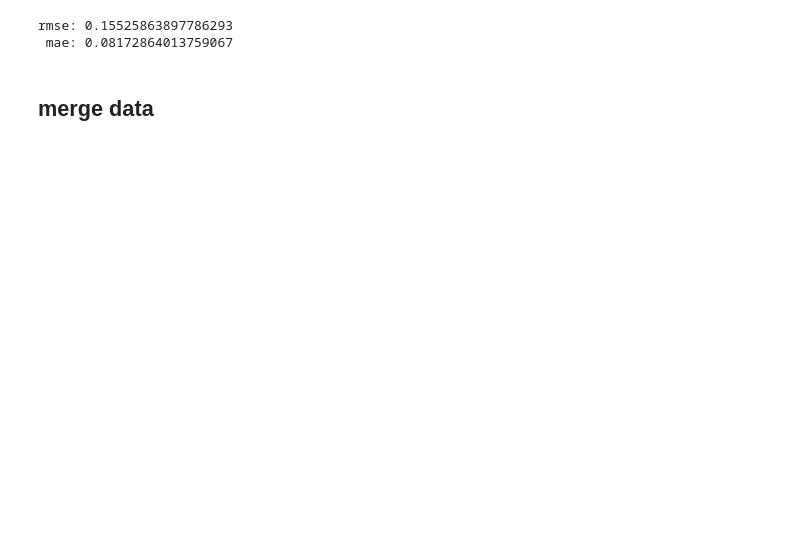
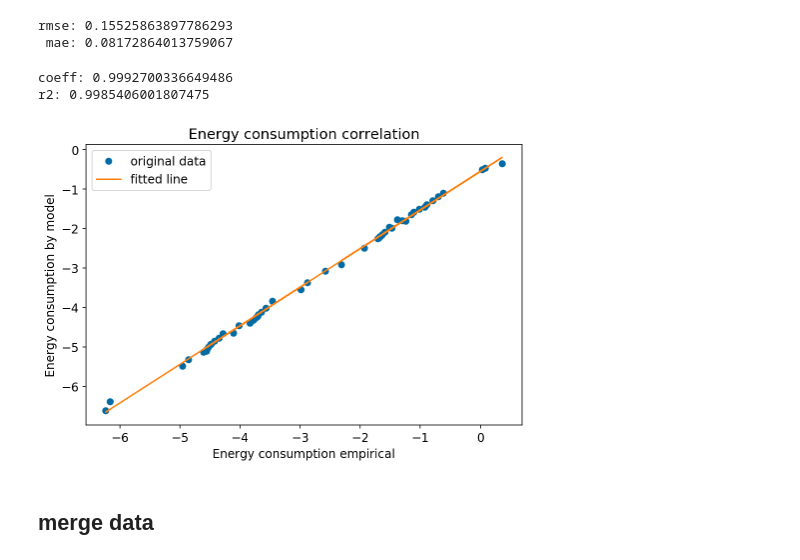
Before and after one commit to MScDissertation/NLP, a Jupyter notebook: CompareMethods.ipynb, the cells around one changed output. Cells and saved outputs as stored; diff of their text form; code cells hidden in the pictures; blank space fills up the shorter version.

```diff
--- a/CompareMethods.ipynb
+++ b/CompareMethods.ipynb
@@ -242,6 +255,28 @@ print(f"rmse: {rmse} \n mae: {mae}")
 # %% [output]
 rmse: 0.15525863897786293
  mae: 0.08172864013759067
+# %%
+## try log
+
+x = np.log(df_finetune['pm_energy_consumption'])
+y = np.log(df_finetune['time * (GPU + CPU) * real_util'])
+plt.figure(figsize=(7,5))
+slope, intercept, r_value, p_value, std_err = stats.linregress(x, y)
+print(f"coeff: {r_value}")
+print(f"r2: {r_value ** 2}")
+plt.plot(x, y,'o',label='original data')
+plt.plot(x, slope * x + intercept, label='fitted line')
+
+plt.ylabel("Energy consumption by model")
+plt.xlabel("Energy consumption empirical")
+plt.title("Energy consumption correlation")
+plt.legend()
+plt.tight_layout()
+plt.savefig('viz/log_Corr_CPU_GPU_ModelVsPMPower.png',dpi=300)
+# %% [output]
+coeff: 0.9992700336649486
+r2: 0.9985406001807475
+[figure, added]
 # %% [markdown]
 ## merge data
 # %%
```
Also changed, not shown: parts of 14 cells of this notebook, 9 other files.
